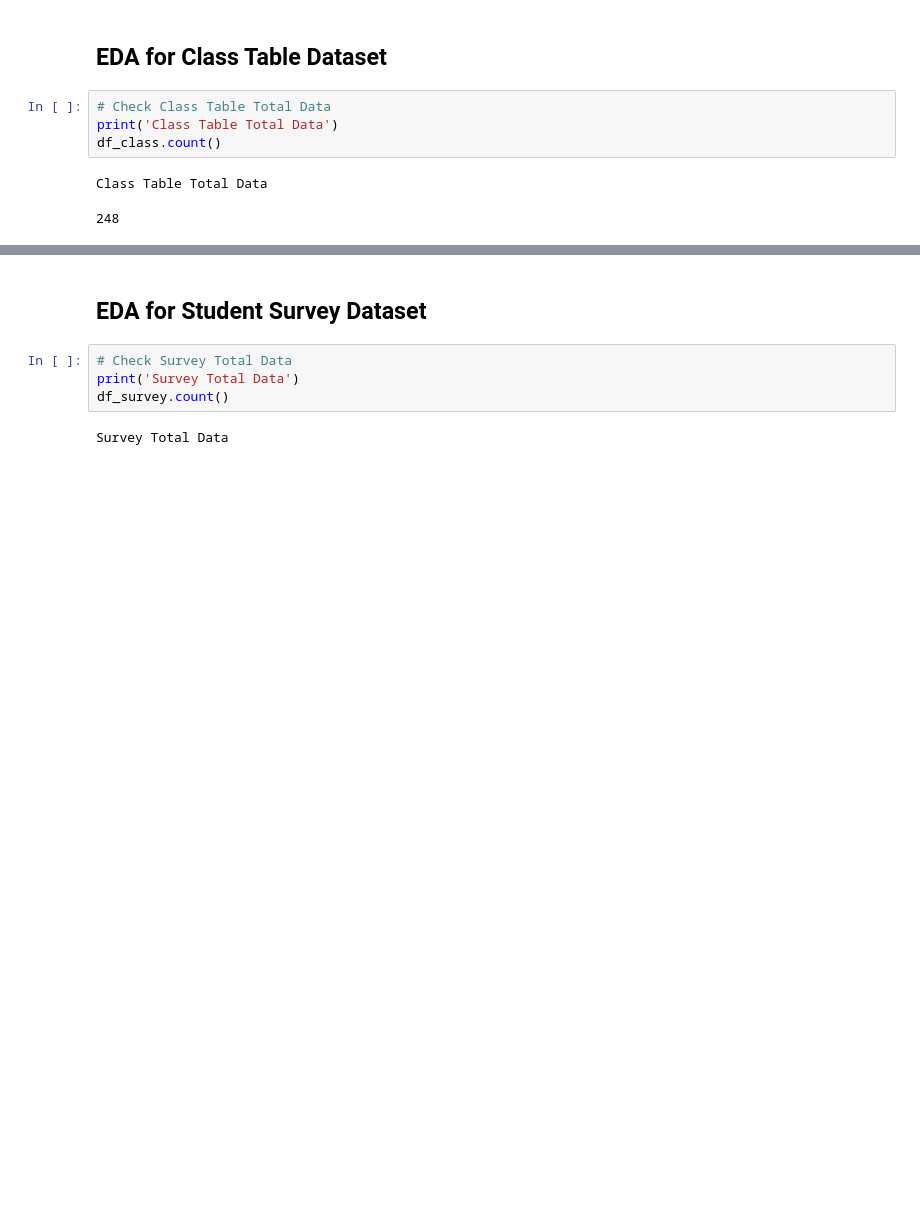
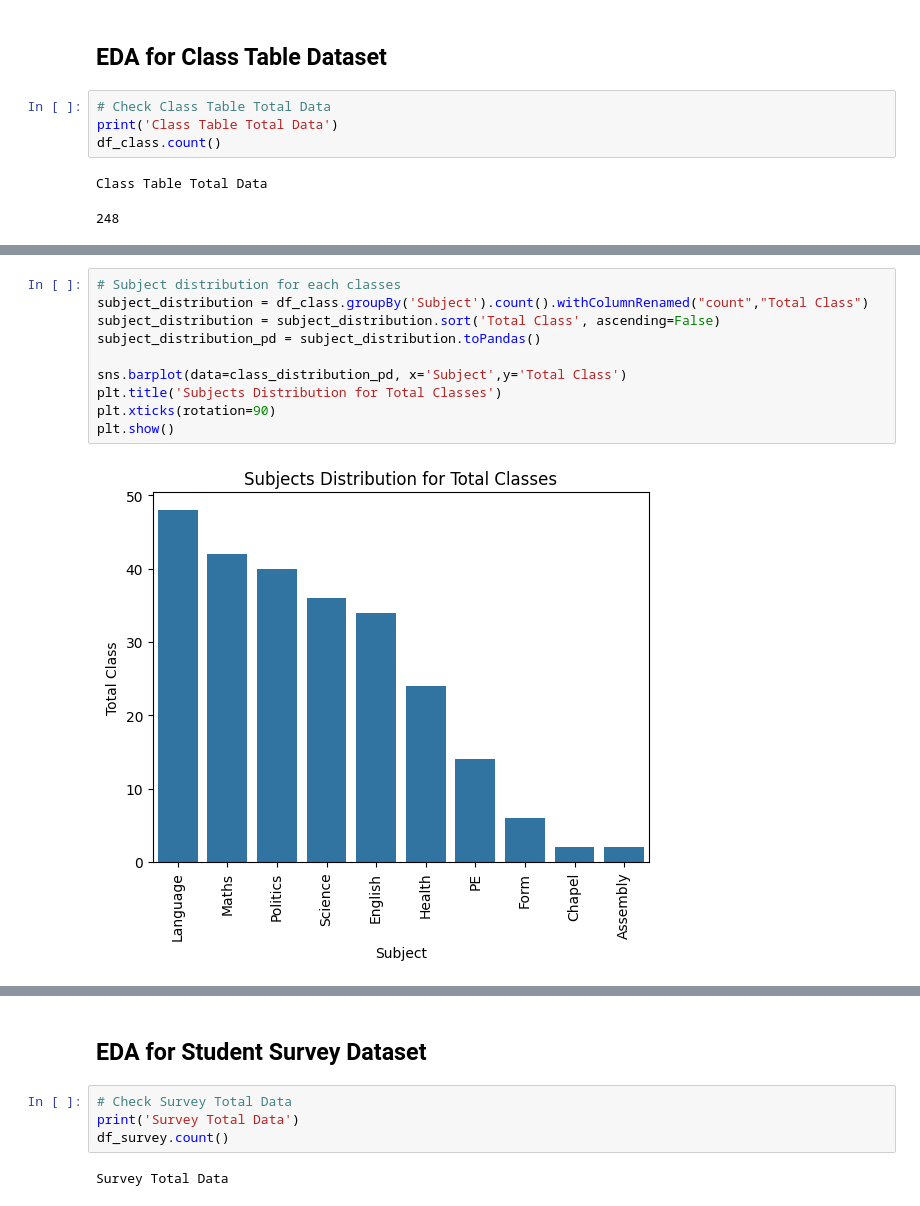
Before and after one commit to neinAlkem/multimodal-prediction, a Jupyter notebook: notebook/participants_survey.ipynb, the cells around one changed output, grey strips where cells are left out. Cells and saved outputs as stored; diff of their text form; blank space fills up the shorter version.

```diff
--- a/notebook/participants_survey.ipynb
+++ b/notebook/participants_survey.ipynb
@@ -295,0 +334,12 @@ only showing top 5 rows
+# %%
+# Subject distribution for each classes
+subject_distribution = df_class.groupBy('Subject').count().withColumnRenamed("count","Total Class")
+subject_distribution = subject_distribution.sort('Total Class', ascending=False)
+subject_distribution_pd = subject_distribution.toPandas()
+
+sns.barplot(data=class_distribution_pd, x='Subject',y='Total Class')
+plt.title('Subjects Distribution for Total Classes')
+plt.xticks(rotation=90)
+plt.show()
+# %% [output]
+[figure, added]
```
Also changed, not shown: parts of 38 cells of this notebook.
